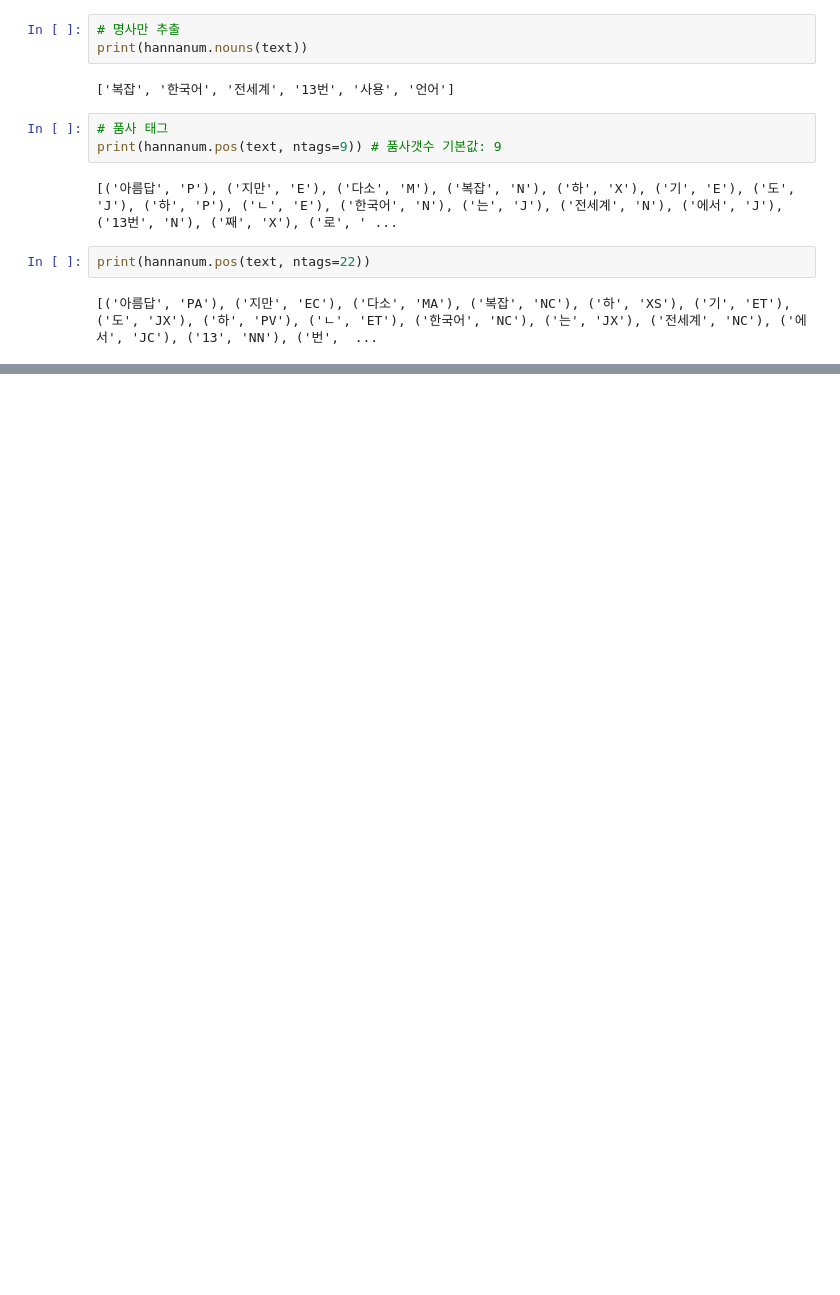
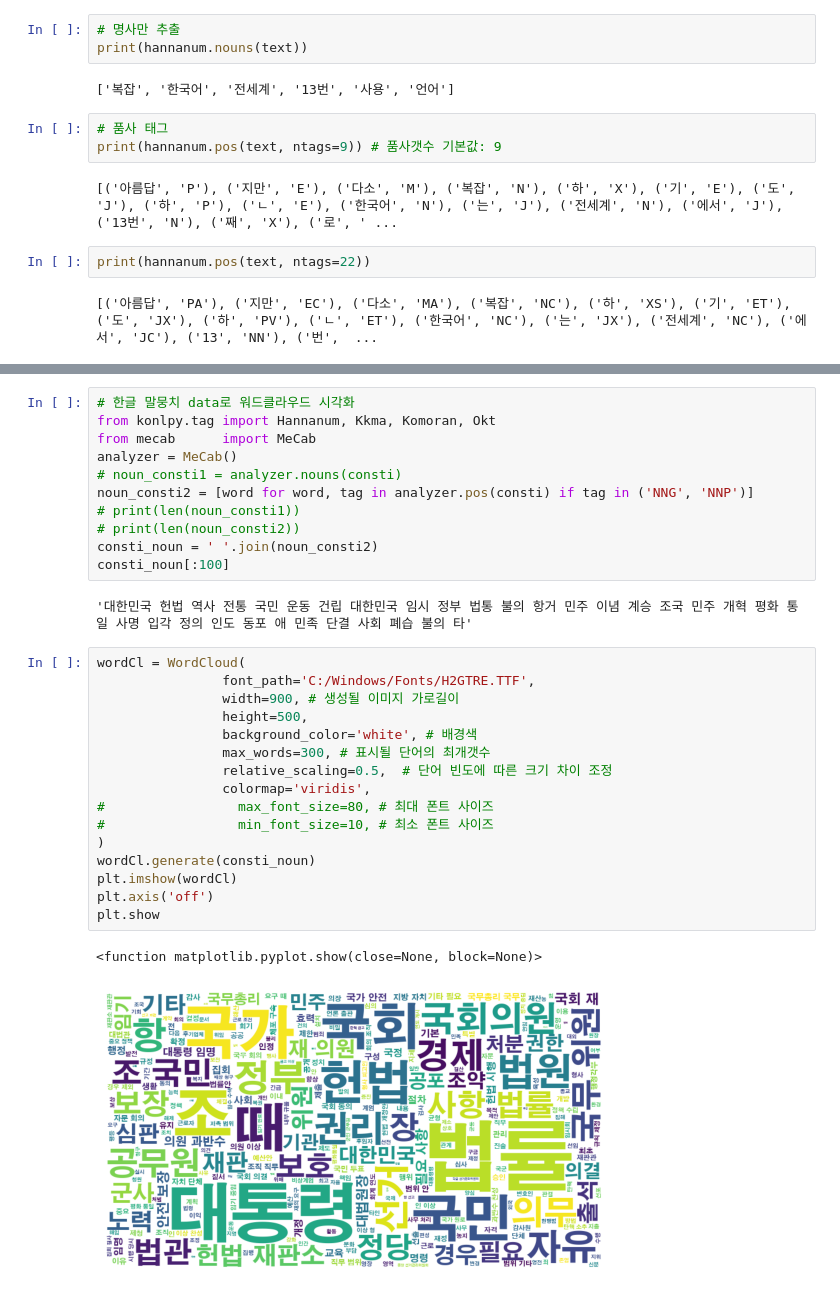
Before and after one commit to ksmindpks/ai_x, a Jupyter notebook: source/07_자연어처리/ch02_한글 형태소 분석_시각화.ipynb, the cells around one changed output, grey strips where cells are left out. Saved outputs shown, nothing was run; the diff lists cells and outputs as text; blank space fills up the shorter version.

```diff
--- a/source/07_자연어처리/ch02_한글 형태소 분석_시각화.ipynb
+++ b/source/07_자연어처리/ch02_한글 형태소 분석_시각화.ipynb
@@ -92,0 +291,32 @@ print(hannanum.pos(text, ntags=22))
+# %%
+# 한글 말뭉치 data로 워드클라우드 시각화
+from konlpy.tag import Hannanum, Kkma, Komoran, Okt
+from mecab      import MeCab
+analyzer = MeCab()
+# noun_consti1 = analyzer.nouns(consti)
+noun_consti2 = [word for word, tag in analyzer.pos(consti) if tag in ('NNG', 'NNP')]
+# print(len(noun_consti1))
+# print(len(noun_consti2))
+consti_noun = ' '.join(noun_consti2)
+consti_noun[:100]
+# %% [output]
+'대한민국 헌법 역사 전통 국민 운동 건립 대한민국 임시 정부 법통 불의 항거 민주 이념 계승 조국 민주 개혁 평화 통일 사명 입각 정의 인도 동포 애 민족 단결 사회 폐습 불의 타'
+# %%
+wordCl = WordCloud(
+                font_path='C:/Windows/Fonts/H2GTRE.TTF',
+                width=900, # 생성될 이미지 가로길이
+                height=500,
+                background_color='white', # 배경색
+                max_words=300, # 표시될 단어의 최개갯수
+                relative_scaling=0.5,  # 단어 빈도에 따른 크기 차이 조정
+                colormap='viridis',
+#                 max_font_size=80, # 최대 폰트 사이즈
+#                 min_font_size=10, # 최소 폰트 사이즈
+)
+wordCl.generate(consti_noun)
+plt.imshow(wordCl)
+plt.axis('off')
+plt.show
+# %% [output]
+<function matplotlib.pyplot.show(close=None, block=None)>
+[figure, added]
```
Also changed, not shown: parts of 55 cells of this notebook, 20 other files.
